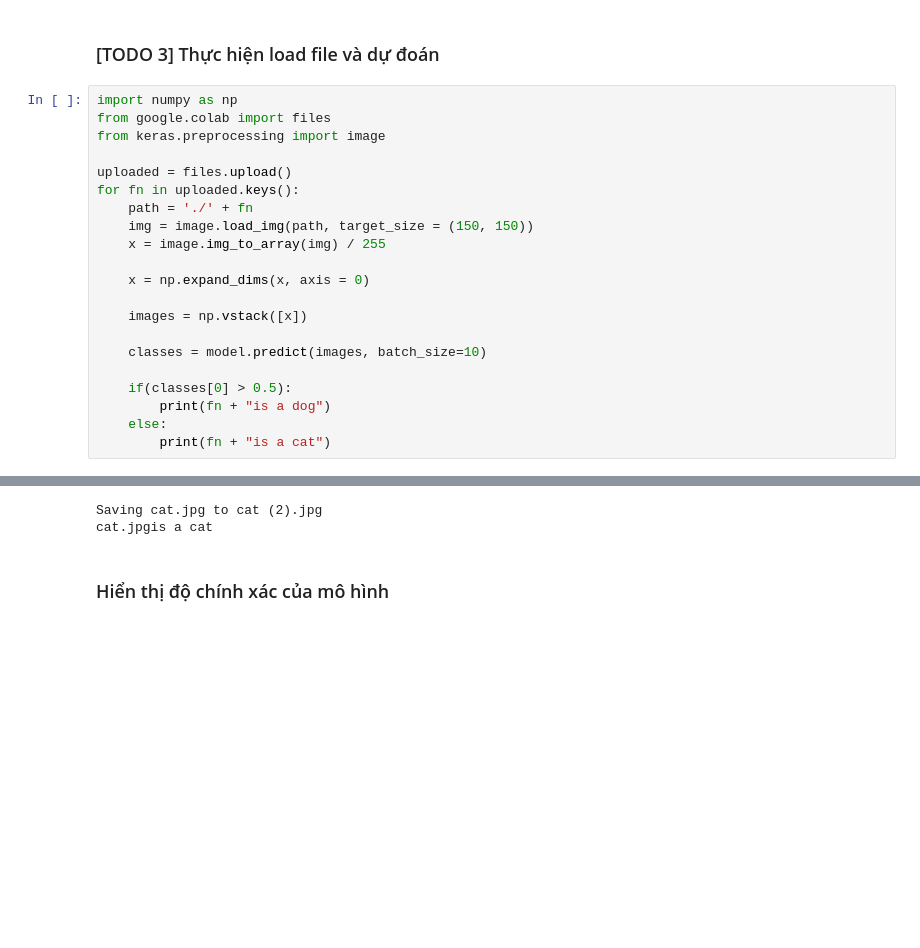
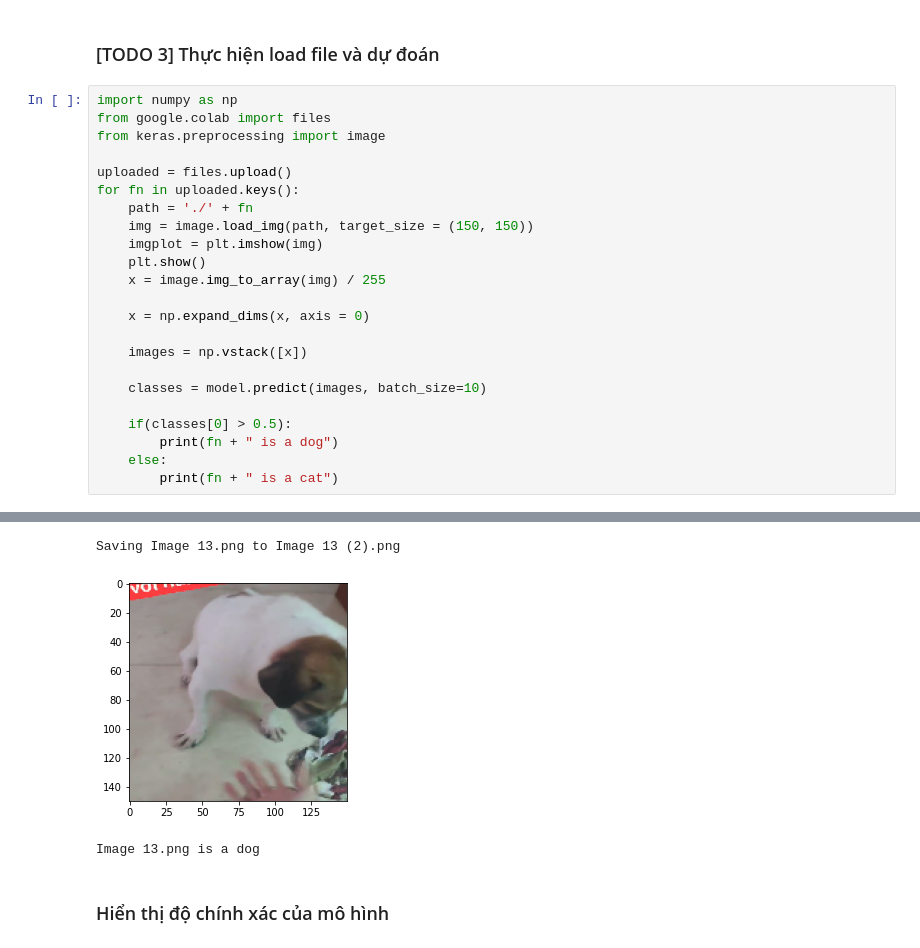
Before and after one commit to KhanhPham2411/DeepLearning_BaNgoc, a Jupyter notebook: L5/cats-dogs-classification/KapaForDogsCatsClassification.ipynb, the cells around one changed output, grey strips where cells are left out. Drawn from its saved outputs; the diff is of its cells as text; blank space fills up the shorter version.

Commit message:
show image when uploading

```diff
--- a/L5/cats-dogs-classification/KapaForDogsCatsClassification.ipynb
+++ b/L5/cats-dogs-classification/KapaForDogsCatsClassification.ipynb
@@ -162,28 +164,31 @@ Reached 70% accuracy so cancelling training!
 # %%
 import numpy as np
 from google.colab import files
 from keras.preprocessing import image
 
 uploaded = files.upload()
 for fn in uploaded.keys():
     path = './' + fn
     img = image.load_img(path, target_size = (150, 150))
+    imgplot = plt.imshow(img)
+    plt.show()
     x = image.img_to_array(img) / 255
 
     x = np.expand_dims(x, axis = 0)
 
     images = np.vstack([x])
 
     classes = model.predict(images, batch_size=10)
 
     if(classes[0] > 0.5):
-        print(fn + "is a dog")
+        print(fn + " is a dog")
     else:
-        print(fn + "is a cat")
+        print(fn + " is a cat")
 # %% [output]
 [interactive output not drawn]
-Saving cat.jpg to cat (2).jpg
-cat.jpgis a cat
+Saving Image 13.png to Image 13 (2).png
+[figure, added]
+Image 13.png is a dog
 # %% [markdown]
 ### Hiển thị độ chính xác của mô hình
 # %%
```
Also changed, not shown: parts of 4 cells of this notebook.
